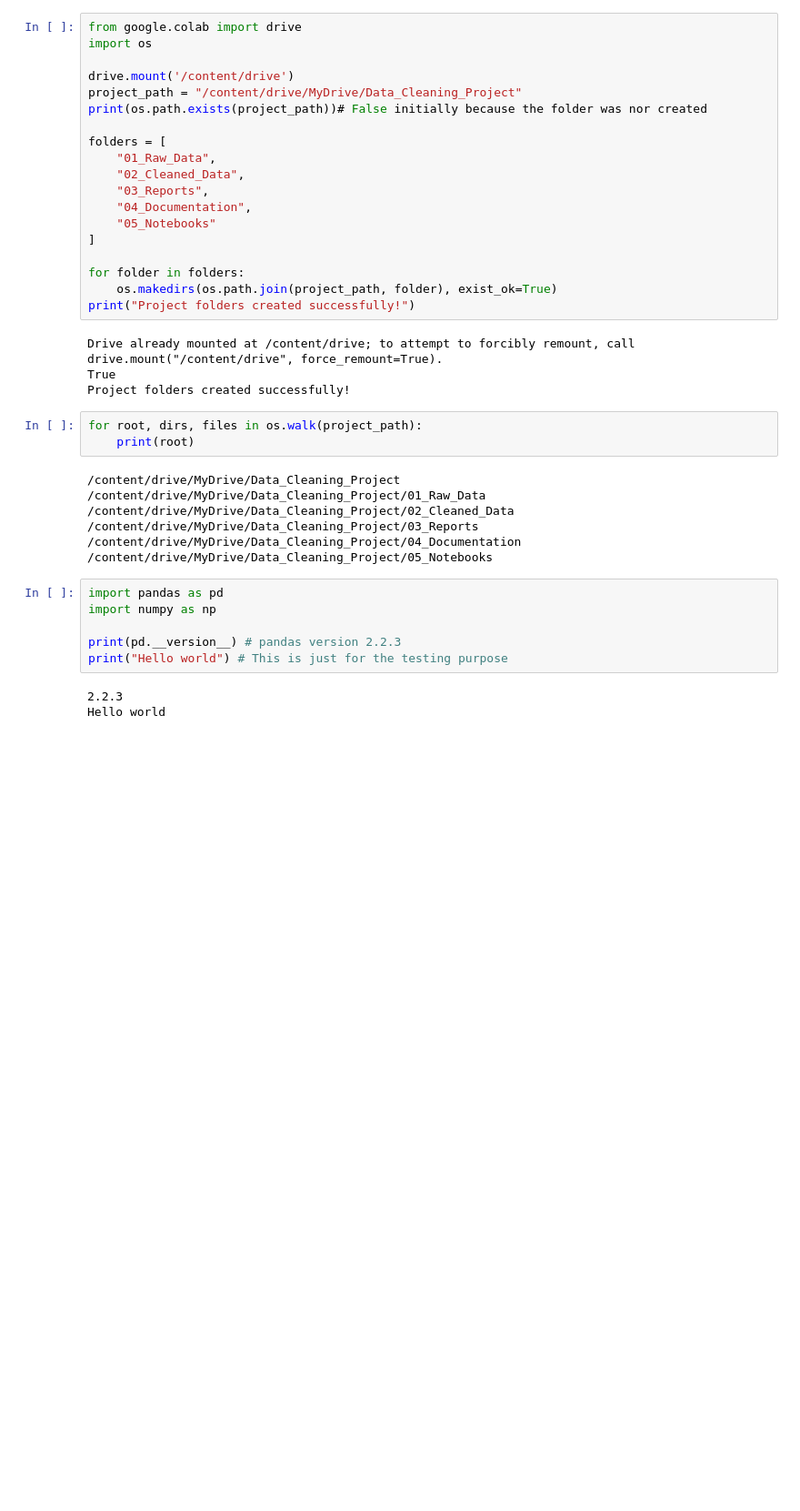
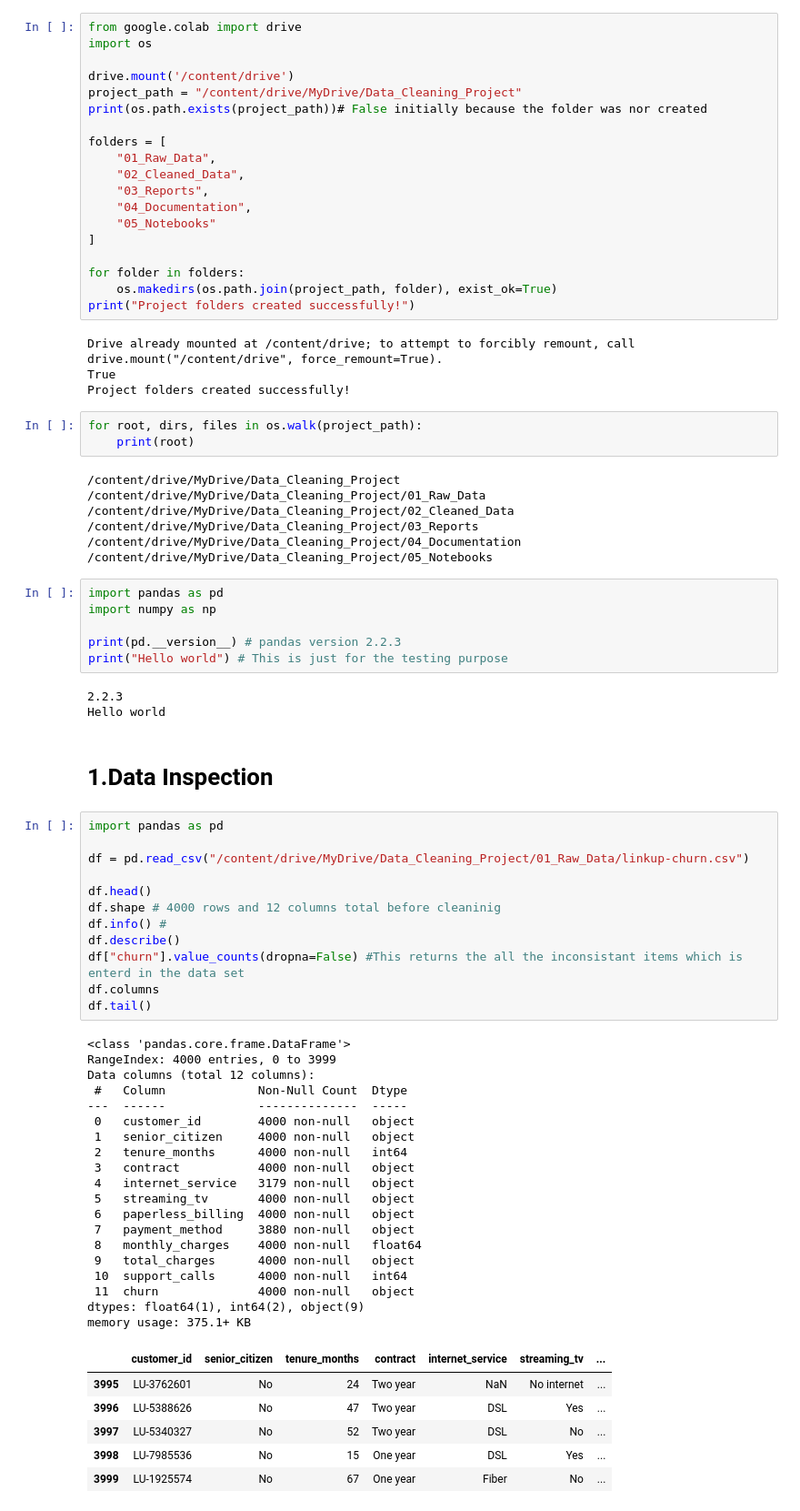
Before and after one commit to faizankhan291106/telecom-customer-data-cleaning, a Jupyter notebook: telecom_data_cleaning.ipynb, the cells around one changed output. Shown at 91% size. Saved outputs shown, nothing was run; the diff lists cells and outputs as text; blank space fills up the shorter version.

```diff
--- a/telecom_data_cleaning.ipynb
+++ b/telecom_data_cleaning.ipynb
@@ -40,3 +40,43 @@ print("Hello world") # This is just for the testing purpose
 # %% [output]
 2.2.3
 Hello world
+# %% [markdown]
+# 1.Data Inspection
+# %%
+import pandas as pd
+
+df = pd.read_csv("/content/drive/MyDrive/Data_Cleaning_Project/01_Raw_Data/linkup-churn.csv")
+
+df.head()
+df.shape # 4000 rows and 12 columns total before cleaninig
+df.info() #
+df.describe()
+df["churn"].value_counts(dropna=False) #This returns the all the inconsistant items which is enterd in the data set
+df.columns
+df.tail()
+# %% [output]
+<class 'pandas.core.frame.DataFrame'>
+RangeIndex: 4000 entries, 0 to 3999
+Data columns (total 12 columns):
+ #   Column             Non-Null Count  Dtype
+---  ------             --------------  -----
+ 0   customer_id        4000 non-null   object
+ 1   senior_citizen     4000 non-null   object
+ 2   tenure_months      4000 non-null   int64
+ 3   contract           4000 non-null   object
+ 4   internet_service   3179 non-null   object
+ 5   streaming_tv       4000 non-null   object
+ 6   paperless_billing  4000 non-null   object
+ 7   payment_method     3880 non-null   object
+ 8   monthly_charges    4000 non-null   float64
+ 9   total_charges      4000 non-null   object
+ 10  support_calls      4000 non-null   int64
+ 11  churn              4000 non-null   object
+dtypes: float64(1), int64(2), object(9)
+memory usage: 375.1+ KB
+|  | customer_id | senior_citizen | tenure_months | contract | internet_service | streaming_tv | ... |
+| 3995 | LU-3762601 | No | 24 | Two year | NaN | No internet | ... |
+| 3996 | LU-5388626 | No | 47 | Two year | DSL | Yes | ... |
+| 3997 | LU-5340327 | No | 52 | Two year | DSL | No | ... |
+| 3998 | LU-7985536 | No | 15 | One year | DSL | Yes | ... |
+| 3999 | LU-1925574 | No | 67 | One year | Fiber | No | ... |
```
Also changed, not shown: parts of 7 cells of this notebook.
